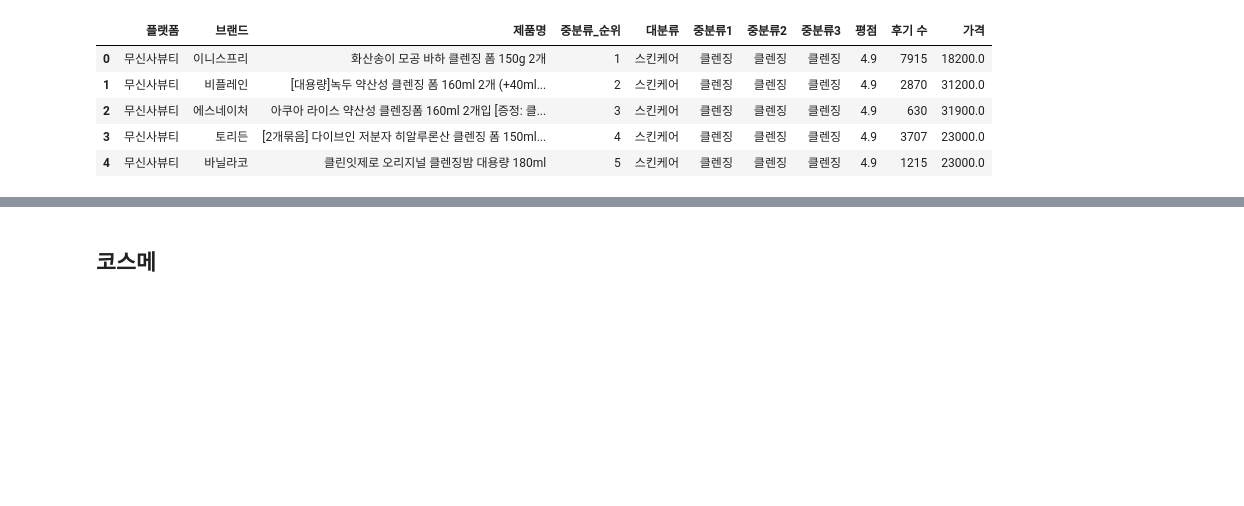
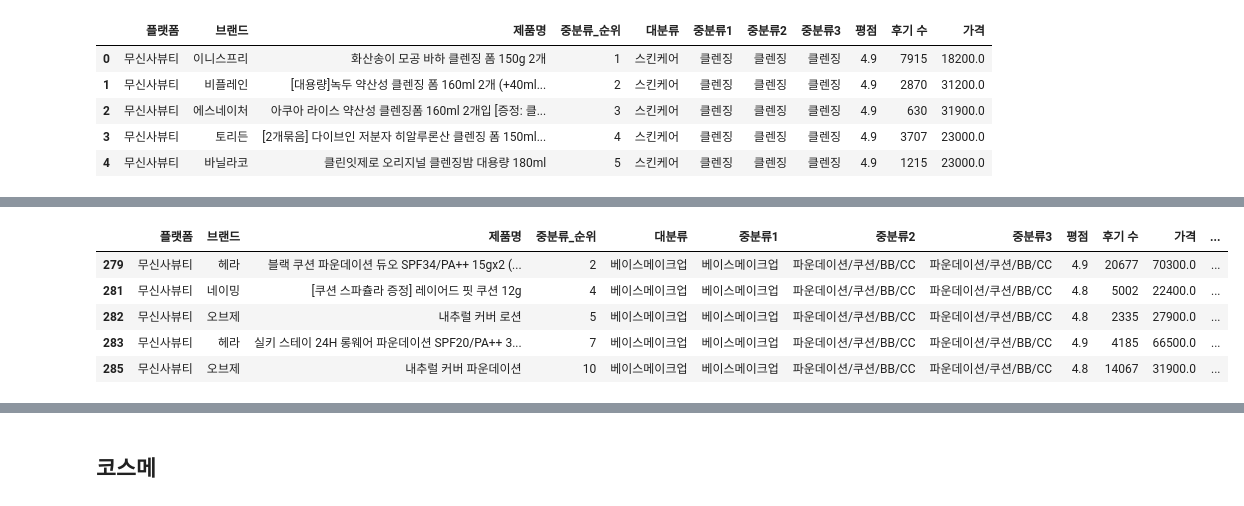
Before and after one commit to sweeeet-zoo/sparta5, a Jupyter notebook: 실전_프로젝트/데이터_전처리_카테고리/실전프로젝트_통합코드.ipynb, the cells around one changed output, grey strips where cells are left out. Saved outputs shown, nothing was run; the diff lists cells and outputs as text; code cells hidden in the pictures; blank space fills up the shorter version.

```diff
--- a/실전_프로젝트/데이터_전처리_카테고리/실전프로젝트_통합코드.ipynb
+++ b/실전_프로젝트/데이터_전처리_카테고리/실전프로젝트_통합코드.ipynb
@@ -2972,3 +2974,7 @@ None
+# %%
+musinsa_df = pd.read_csv('musinsa_preprocessing.csv')
+hwahae_df = pd.read_csv('hwahae_preprocessing.csv')
+oliveyoung_df = pd.read_csv('oliveyoung_preprocessing.csv')
 # %%
 # 플랫폼 데이터셋별 컬럼 정보 확인
 print(musinsa_df.info()) # 12개 컬럼 - 할인가 X, URL O
@@ -3077,0 +3101,13 @@ memory usage: 488.3+ KB
+# %%
+# 2. 순위 재정립
+korea_all['new_rank'] = korea_all.groupby(['플랫폼', '중분류1'])['중분류_순위'].rank(method='first', ascending=True).astype(int)
+# %%
+korea_all.sort_values(['플랫폼', '대분류', '중분류1', '중분류_순위'], inplace=True)
+korea_all.head()
+# %% [output]
+|  | 플랫폼 | 브랜드 | 제품명 | 중분류_순위 | 대분류 | 중분류1 | 중분류2 | 중분류3 | 평점 | 후기 수 | 가격 | ... |
+| 279 | 무신사뷰티 | 헤라 | 블랙 쿠션 파운데이션 듀오 SPF34/PA++ 15gx2 (... | 2 | 베이스메이크업 | 베이스메이크업 | 파운데이션/쿠션/BB/CC | 파운데이션/쿠션/BB/CC | 4.9 | 20677 | 70300.0 | ... |
+| 281 | 무신사뷰티 | 네이밍 | [쿠션 스파츌라 증정] 레이어드 핏 쿠션 12g | 4 | 베이스메이크업 | 베이스메이크업 | 파운데이션/쿠션/BB/CC | 파운데이션/쿠션/BB/CC | 4.8 | 5002 | 22400.0 | ... |
+| 282 | 무신사뷰티 | 오브제 | 내추럴 커버 로션 | 5 | 베이스메이크업 | 베이스메이크업 | 파운데이션/쿠션/BB/CC | 파운데이션/쿠션/BB/CC | 4.8 | 2335 | 27900.0 | ... |
+| 283 | 무신사뷰티 | 헤라 | 실키 스테이 24H 롱웨어 파운데이션 SPF20/PA++ 3... | 7 | 베이스메이크업 | 베이스메이크업 | 파운데이션/쿠션/BB/CC | 파운데이션/쿠션/BB/CC | 4.9 | 4185 | 66500.0 | ... |
+| 285 | 무신사뷰티 | 오브제 | 내추럴 커버 파운데이션 | 10 | 베이스메이크업 | 베이스메이크업 | 파운데이션/쿠션/BB/CC | 파운데이션/쿠션/BB/CC | 4.8 | 14067 | 31900.0 | ... |
```
Also changed, not shown: parts of 9 cells of this notebook, 7 other files.
